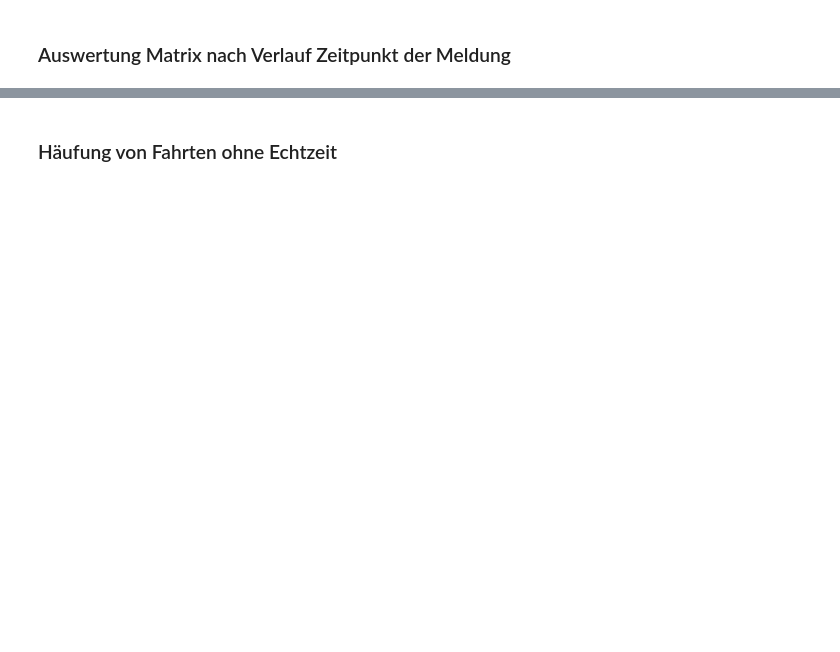
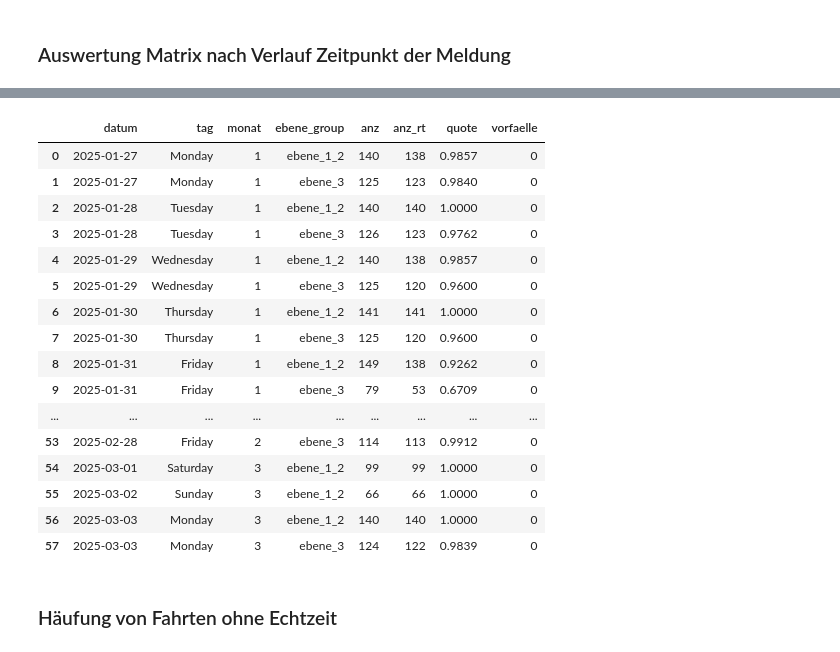
Before and after one commit to zvbn-code/rt2, a Jupyter notebook: rt_auswertung_parquet.ipynb, the cells around one changed output, grey strips where cells are left out. Saved outputs shown, nothing was run; the diff lists cells and outputs as text; code cells hidden in the pictures; blank space fills up the shorter version.

```diff
--- a/rt_auswertung_parquet.ipynb
+++ b/rt_auswertung_parquet.ipynb
@@ -355,3 +574,23 @@ rt.cursor.sql("select * from vw_buendel").df()
+# %%
+rt.df_vorfaelle_echtzeit()
+# %% [output]
+|  | datum | tag | monat | ebene_group | anz | anz_rt | quote | vorfaelle |
+| 0 | 2025-01-27 | Monday | 1 | ebene_1_2 | 140 | 138 | 0.9857 | 0 |
+| 1 | 2025-01-27 | Monday | 1 | ebene_3 | 125 | 123 | 0.9840 | 0 |
+| 2 | 2025-01-28 | Tuesday | 1 | ebene_1_2 | 140 | 140 | 1.0000 | 0 |
+| 3 | 2025-01-28 | Tuesday | 1 | ebene_3 | 126 | 123 | 0.9762 | 0 |
+| 4 | 2025-01-29 | Wednesday | 1 | ebene_1_2 | 140 | 138 | 0.9857 | 0 |
+| 5 | 2025-01-29 | Wednesday | 1 | ebene_3 | 125 | 120 | 0.9600 | 0 |
+| 6 | 2025-01-30 | Thursday | 1 | ebene_1_2 | 141 | 141 | 1.0000 | 0 |
+| 7 | 2025-01-30 | Thursday | 1 | ebene_3 | 125 | 120 | 0.9600 | 0 |
+| 8 | 2025-01-31 | Friday | 1 | ebene_1_2 | 149 | 138 | 0.9262 | 0 |
+| 9 | 2025-01-31 | Friday | 1 | ebene_3 | 79 | 53 | 0.6709 | 0 |
+| ... | ... | ... | ... | ... | ... | ... | ... | ... |
+| 53 | 2025-02-28 | Friday | 2 | ebene_3 | 114 | 113 | 0.9912 | 0 |
+| 54 | 2025-03-01 | Saturday | 3 | ebene_1_2 | 99 | 99 | 1.0000 | 0 |
+| 55 | 2025-03-02 | Sunday | 3 | ebene_1_2 | 66 | 66 | 1.0000 | 0 |
+| 56 | 2025-03-03 | Monday | 3 | ebene_1_2 | 140 | 140 | 1.0000 | 0 |
+| 57 | 2025-03-03 | Monday | 3 | ebene_3 | 124 | 122 | 0.9839 | 0 |
 # %% [markdown]
 ### Häufung von Fahrten ohne Echtzeit
 # %%
```
Also changed, not shown: parts of 31 cells of this notebook, 1 other file.
